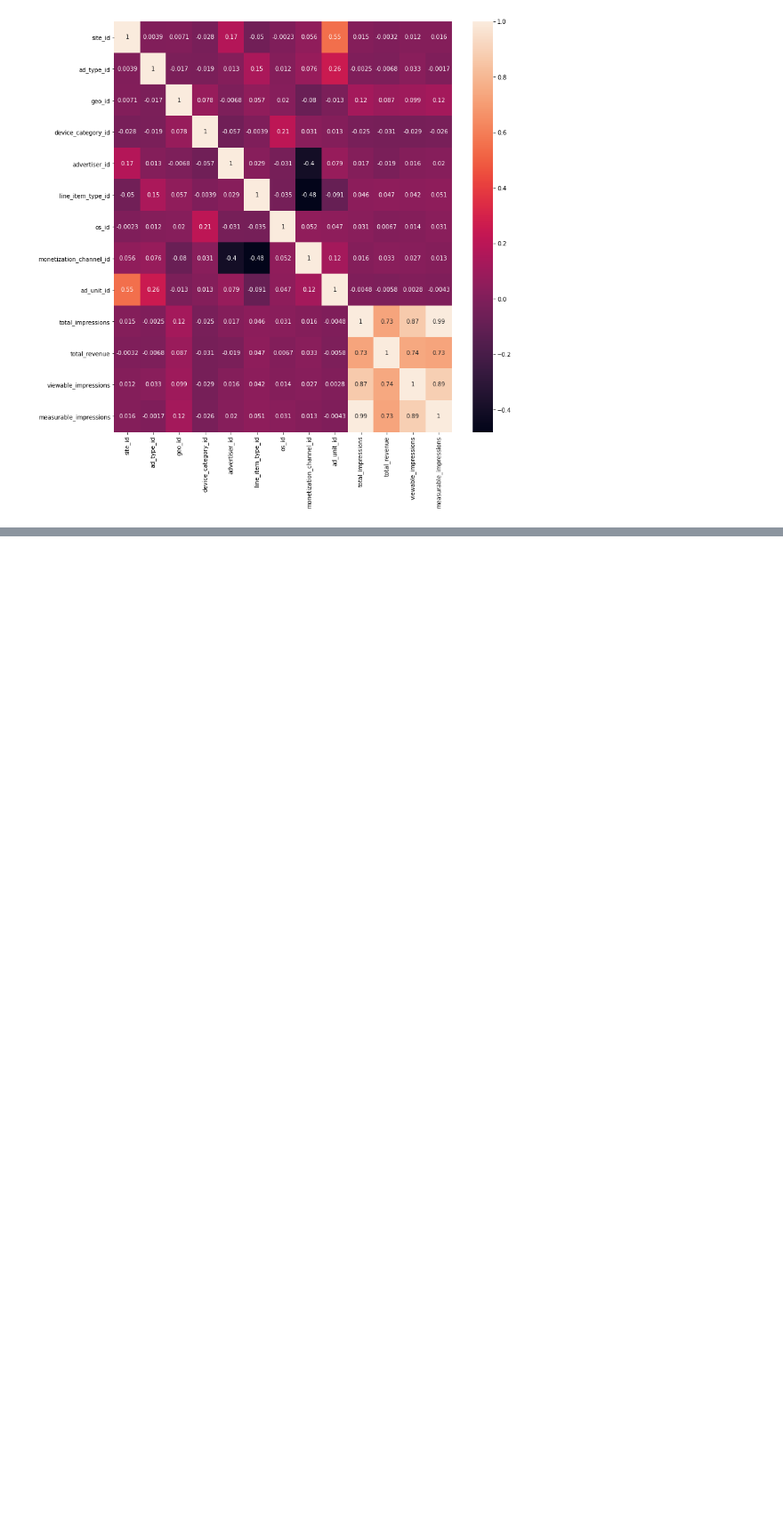
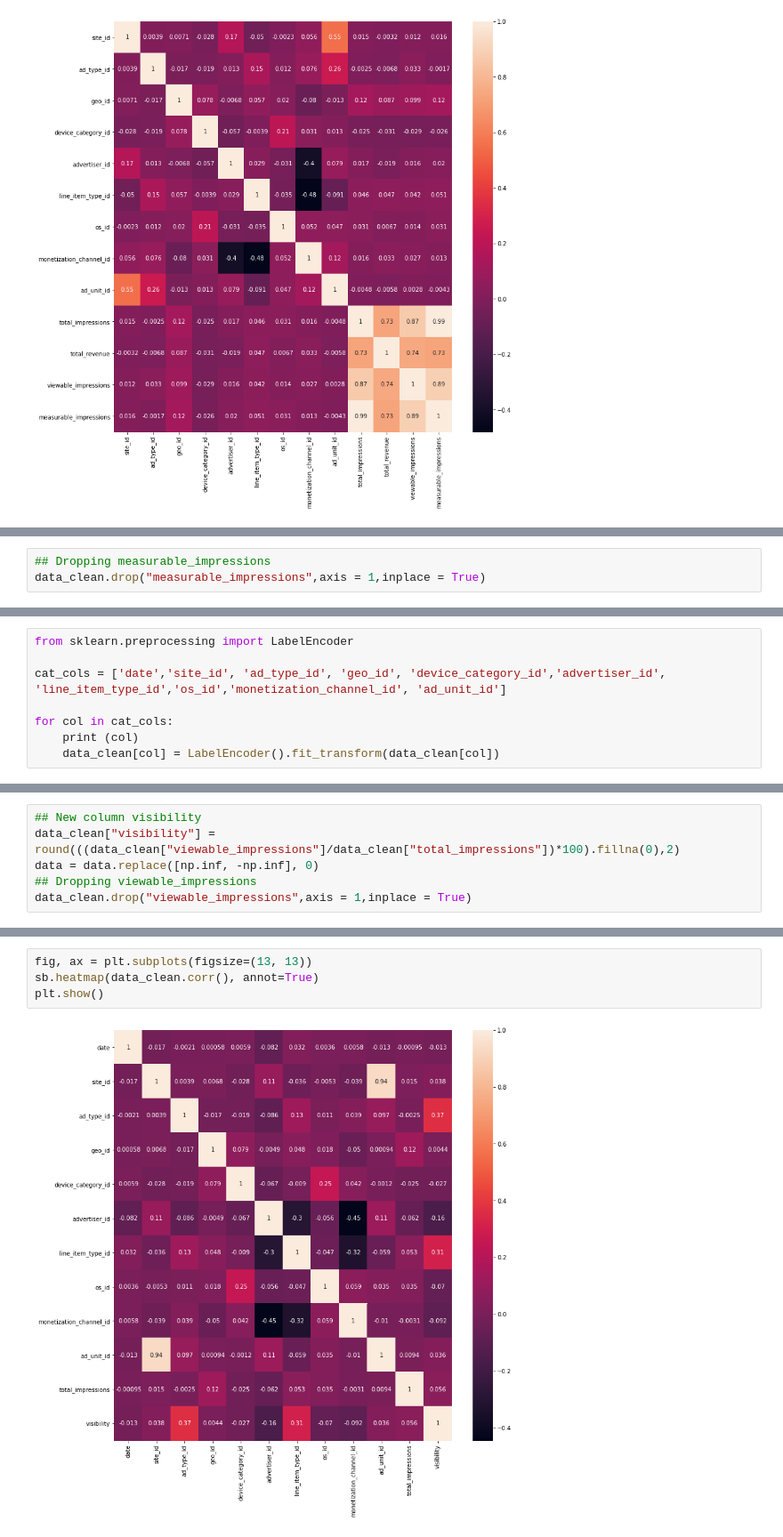
Before and after one commit to apurvasijaria/digital_ad_bidding_revenue, a Jupyter notebook: codes/data_exploration.ipynb, the cells around one changed output, grey strips where cells are left out. Shown at 89% size. Saved outputs shown, nothing was run; the diff lists cells and outputs as text; blank space fills up the shorter version.

```diff
--- a/codes/data_exploration.ipynb
+++ b/codes/data_exploration.ipynb
@@ -251,0 +270,3 @@ Name: date, dtype: int64
+# %%
+## Dropping measurable_impressions
+data_clean.drop("measurable_impressions",axis = 1,inplace = True)
@@ -251,0 +276,8 @@ Name: date, dtype: int64
+# %%
+from sklearn.preprocessing import LabelEncoder
+
+cat_cols = ['date','site_id', 'ad_type_id', 'geo_id', 'device_category_id','advertiser_id', 'line_item_type_id','os_id','monetization_channel_id', 'ad_unit_id']
+
+for col in cat_cols:
+    print (col)
+    data_clean[col] = LabelEncoder().fit_transform(data_clean[col])
@@ -251,0 +295,6 @@ Name: date, dtype: int64
+# %%
+## New column visibility
+data_clean["visibility"] = round(((data_clean["viewable_impressions"]/data_clean["total_impressions"])*100).fillna(0),2)
+data = data.replace([np.inf, -np.inf], 0)
+## Dropping viewable_impressions
+data_clean.drop("viewable_impressions",axis = 1,inplace = True)
@@ -251,0 +310,6 @@ Name: date, dtype: int64
+# %%
+fig, ax = plt.subplots(figsize=(13, 13))
+sb.heatmap(data_clean.corr(), annot=True)
+plt.show()
+# %% [output]
+[figure, added]
```
Also changed, not shown: parts of 16 cells of this notebook, 6 other files.
